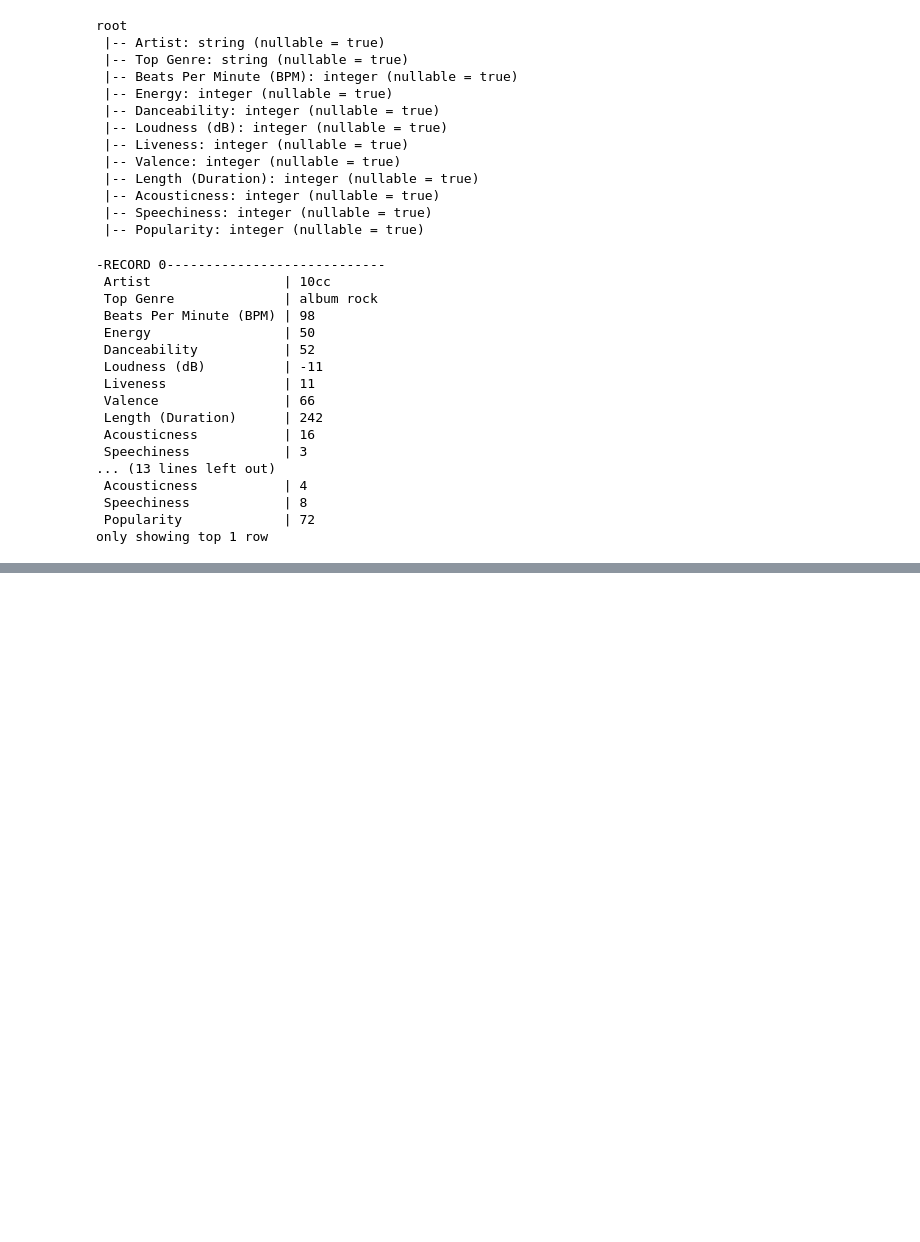
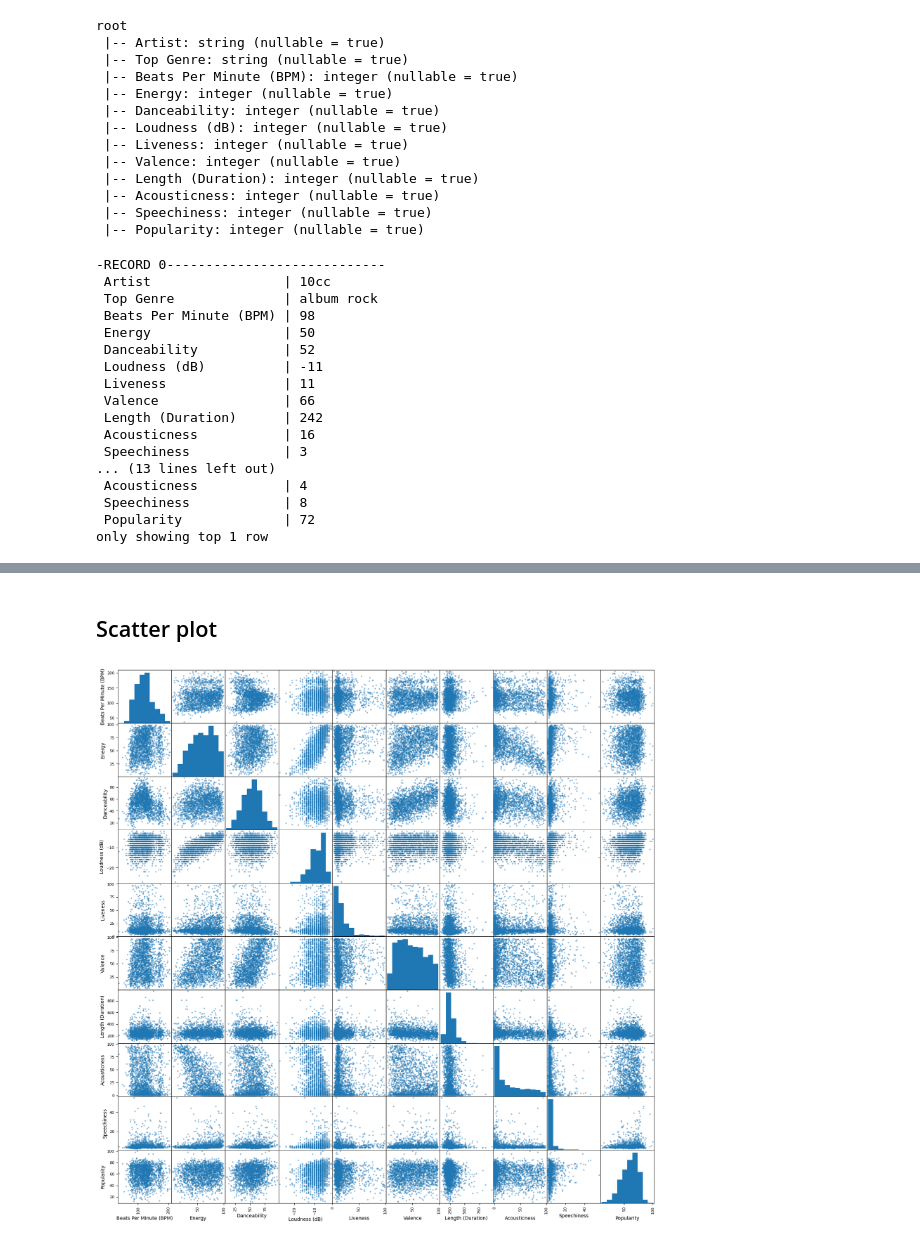
Before and after one commit to Sunland1/ML2_spotify, a Jupyter notebook: notebook.ipynb, the cells around one changed output, grey strips where cells are left out. Cells and saved outputs as stored; diff of their text form; code cells hidden in the pictures; blank space fills up the shorter version.

Commit message:
scattermatrix

```diff
--- a/notebook.ipynb
+++ b/notebook.ipynb
@@ -255 +254,13 @@ pred_lr.show(n=1, vertical=True, truncate=False)
 only showing top 1 row
+# %% [markdown]
+## Scatter plot
+# %%
+from pandas.plotting import scatter_matrix
+
+pandasSdf = sdf.toPandas()
+scatterMatrix = scatter_matrix(pandasSdf,figsize=(20,20))
+
+# Notre target est la colonne "Popularity"
+# Nous avons choisi de l'utiliser en temps qu'axe Y pour étudier l'impact des autres colonnes sur la "Popularity"
+# %% [output]
+[figure, added]
```
Also changed, not shown: parts of 2 cells of this notebook.
